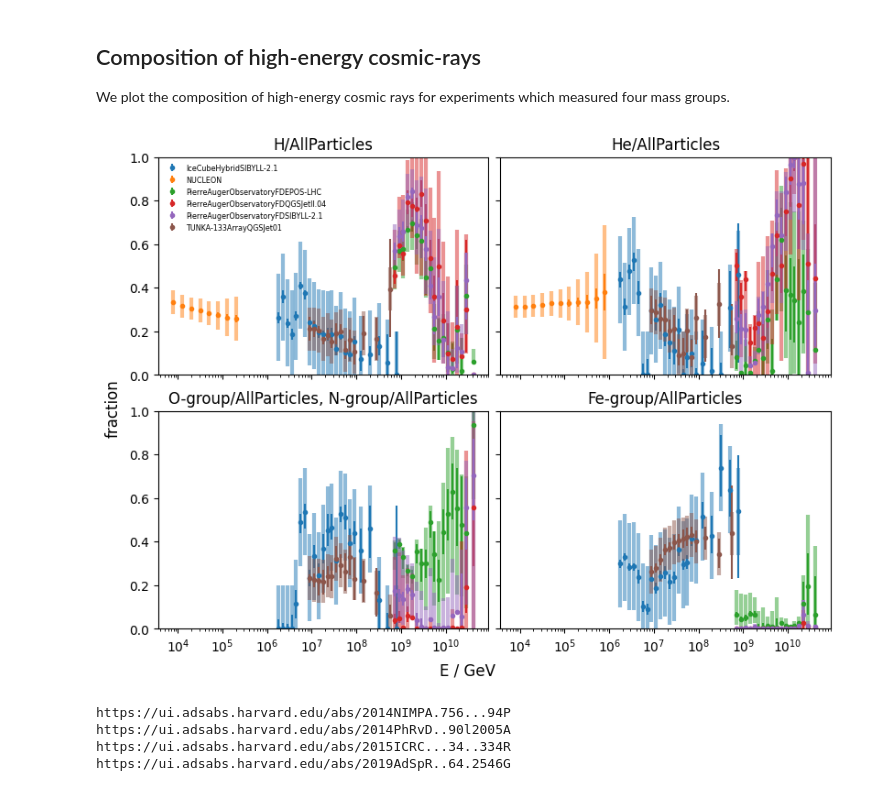
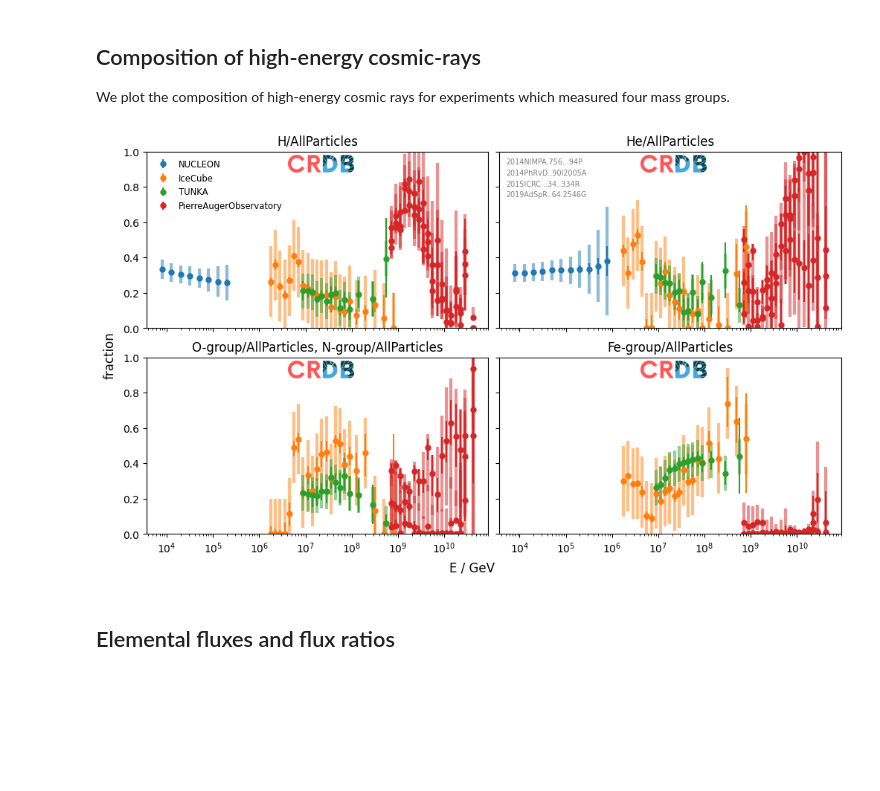
Before and after one commit to crdb-project/tutorial, a Jupyter notebook: gallery.ipynb, the cells around one changed output. Saved outputs shown, nothing was run; the diff lists cells and outputs as text; code cells hidden in the pictures; blank space fills up the shorter version.

```diff
--- a/gallery.ipynb
+++ b/gallery.ipynb
@@ -120,0 +121,18 @@ https://ui.adsabs.harvard.edu/abs/2021PhR...894....1A
+# %%
+tab = crdb.query("e+/e-+e+", energy_type="EK")
+
+xlim = 0.8, 1e3
+tab = tab[(xlim[0] < tab.e_mean) & (tab.e_mean < xlim[1])]
+
+for i, (exp, mask) in enumerate(crdb.experiment_masks(tab).items()):
+    t = tab[mask]
+    draw_table(t, label=exp)
+
+plt.xlim(*xlim)
+plt.ylim(0, 0.5)
+plt.xlabel("E$_\\mathrm{kin}$ / GeV")
+plt.ylabel("$J_{e^+} / (J_{e^-} + J_{e^+})$")
+plt.legend(fontsize="xx-small", ncol=4, framealpha=1, frameon=False)
+plt.semilogx()
+draw_references(tab, bbox_to_anchor=(1, 1), loc="upper left", fontsize=5)
+draw_logo(0.25, 1)
@@ -209,43 +249,37 @@ We plot the composition of high-energy cosmic rays for experiments which measure
 # %%
 ratios = ("H/AllParticles", "He/AllParticles", "O-group/AllParticles", "N-group/AllParticles", "Fe-group/AllParticles")
 
 tab = crdb.query(ratios, energy_type="ETOT", energy_convert_level=1)
 tab = np.sort(tab, order=("e_mean",))
 
-fig, ax = plt.subplots(2, 2, figsize=(8, 6), sharex=True, sharey=True, constrained_layout=True)
+fig, ax = plt.subplots(2, 2, figsize=(10, 6), sharex=True, sharey=True)
 
 ratios = ("H/AllParticles", "He/AllParticles", ("O-group/AllParticles", "N-group/AllParticles"), "Fe-group/AllParticles")
 
 for axi, ratio in zip(ax.flat, ratios):
     plt.sca(axi)
     if isinstance(ratio, tuple):
         ma = False
         for r in ratio:
-            ma |= tab["quantity"] == r
+            ma |= tab.quantity == r
     else:
-        ma = tab["quantity"] == ratio
+        ma = tab.quantity == ratio
     for iexp, (exp, ma2) in enumerate(crdb.experiment_masks(tab).items()):
         t = tab[ma & ma2]
-        plt.errorbar(t["e_mean"], t["value"],
-                     (t["err_stat_minus"], t["err_stat_plus"]),
-                     fmt=".", color=f"C{iexp}", label=exp)
-        plt.errorbar(t["e_mean"], t["value"],
-                     (t["err_sys_minus"], t["err_sys_plus"]),
-                     fmt="none", color=f"C{iexp}", lw=3, alpha=0.5)
+        draw_table(t, label=exp, sys_lw=3)
     plt.title(ratio if isinstance(ratio, str) else ", ".join(ratio))
 
-ax[0,0].legend(fontsize="xx-small", frameon=False)
+ax[0,0].legend(fontsize="small", frameon=False)
 fig.supxlabel("E / GeV")
 fig.supylabel("fraction")
 plt.ylim(0, 1)
-plt.semilogx();
+plt.semilogx()
+plt.sca(ax[0, 1])
+draw_references(tab, fontsize="x-small")
+for axi in ax.flat:
+    plt.sca(axi)
+    draw_logo(0.4, 0.98)
 # %% [output]
-[figure, old version]
+[figure, new version]
-# %%
-for url in crdb.reference_urls(tab):
-    print(url)
-# %% [output]
-https://ui.adsabs.harvard.edu/abs/2014NIMPA.756...94P
-https://ui.adsabs.harvard.edu/abs/2014PhRvD..90l2005A
-https://ui.adsabs.harvard.edu/abs/2015ICRC...34..334R
-https://ui.adsabs.harvard.edu/abs/2019AdSpR..64.2546G
+# %% [markdown]
+## Elemental fluxes and flux ratios
```
Also changed, not shown: parts of 26 cells of this notebook.
